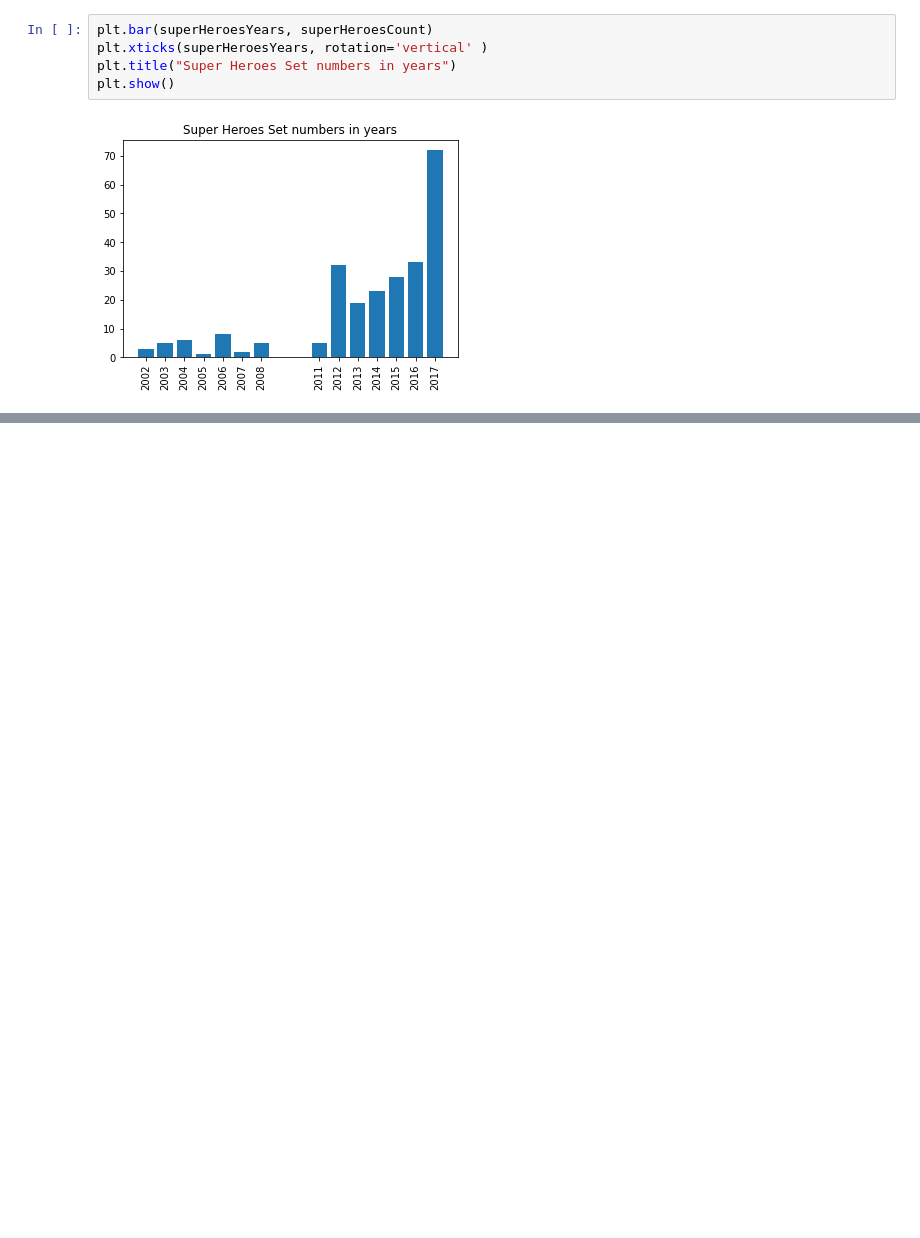
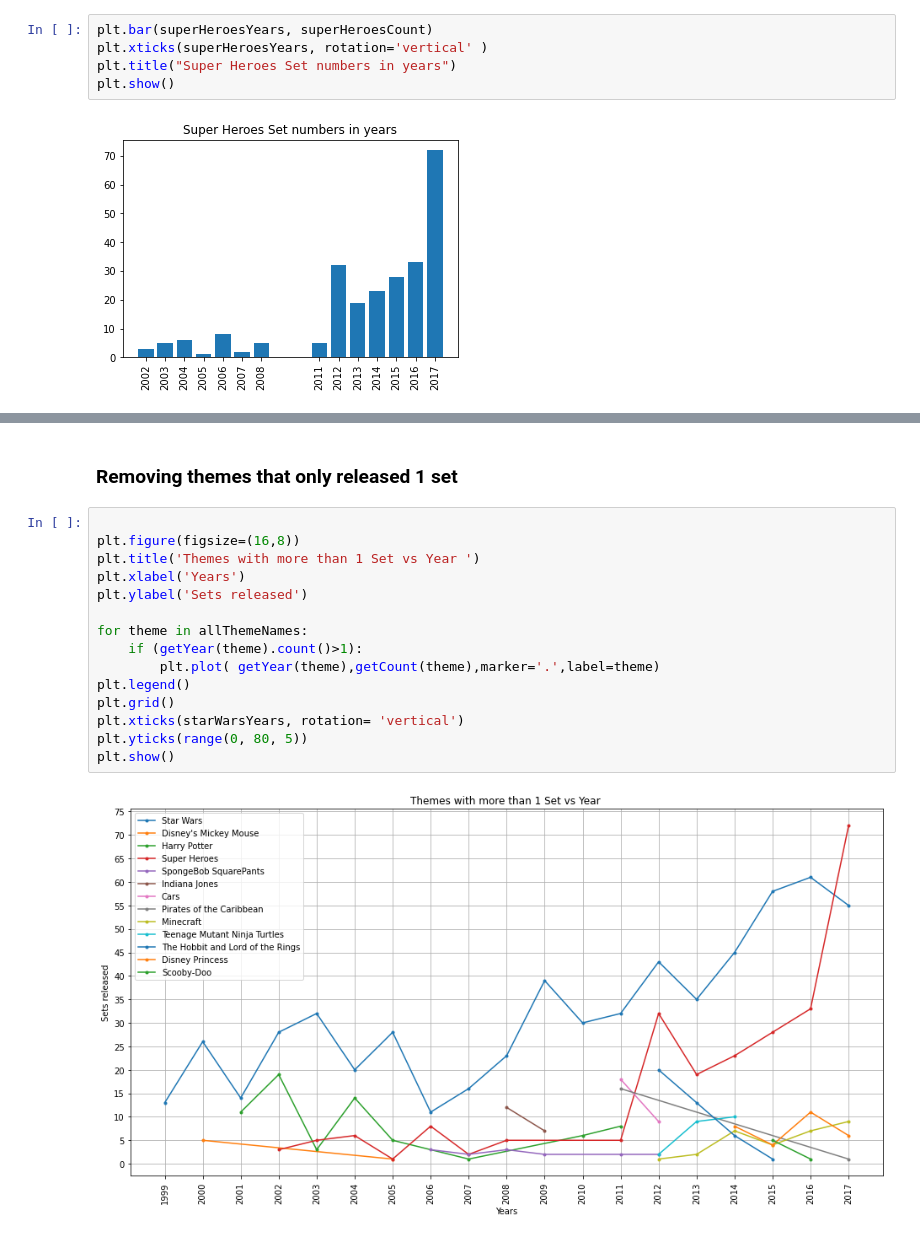
Before and after one commit to Asif-Dewan/legos-data-analysis, a Jupyter notebook: legosDataAnalysis.ipynb, the cells around one changed output, grey strips where cells are left out. Saved outputs shown, nothing was run; the diff lists cells and outputs as text; blank space fills up the shorter version.

```diff
--- a/legosDataAnalysis.ipynb
+++ b/legosDataAnalysis.ipynb
@@ -291,0 +285,19 @@ plt.show()
+# %% [markdown]
+### Removing themes that only released 1 set
+# %%
+
+plt.figure(figsize=(16,8))
+plt.title('Themes with more than 1 Set vs Year ')
+plt.xlabel('Years')
+plt.ylabel('Sets released')
+
+for theme in allThemeNames:
+    if (getYear(theme).count()>1):
+        plt.plot( getYear(theme),getCount(theme),marker='.',label=theme)
+plt.legend()
+plt.grid()
+plt.xticks(starWarsYears, rotation= 'vertical')
+plt.yticks(range(0, 80, 5))
+plt.show()
+# %% [output]
+[figure, added]
```
Also changed, not shown: parts of 9 cells of this notebook.
